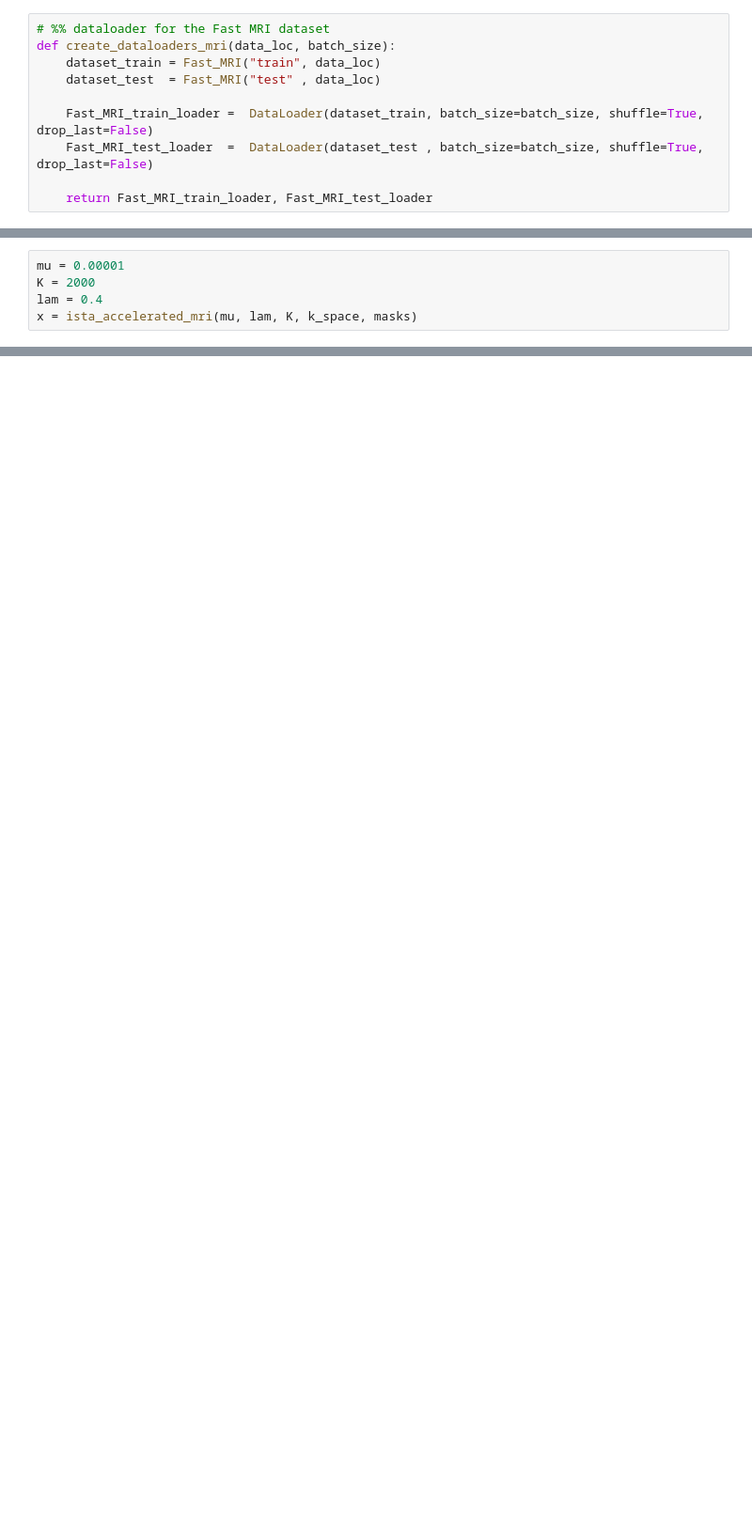
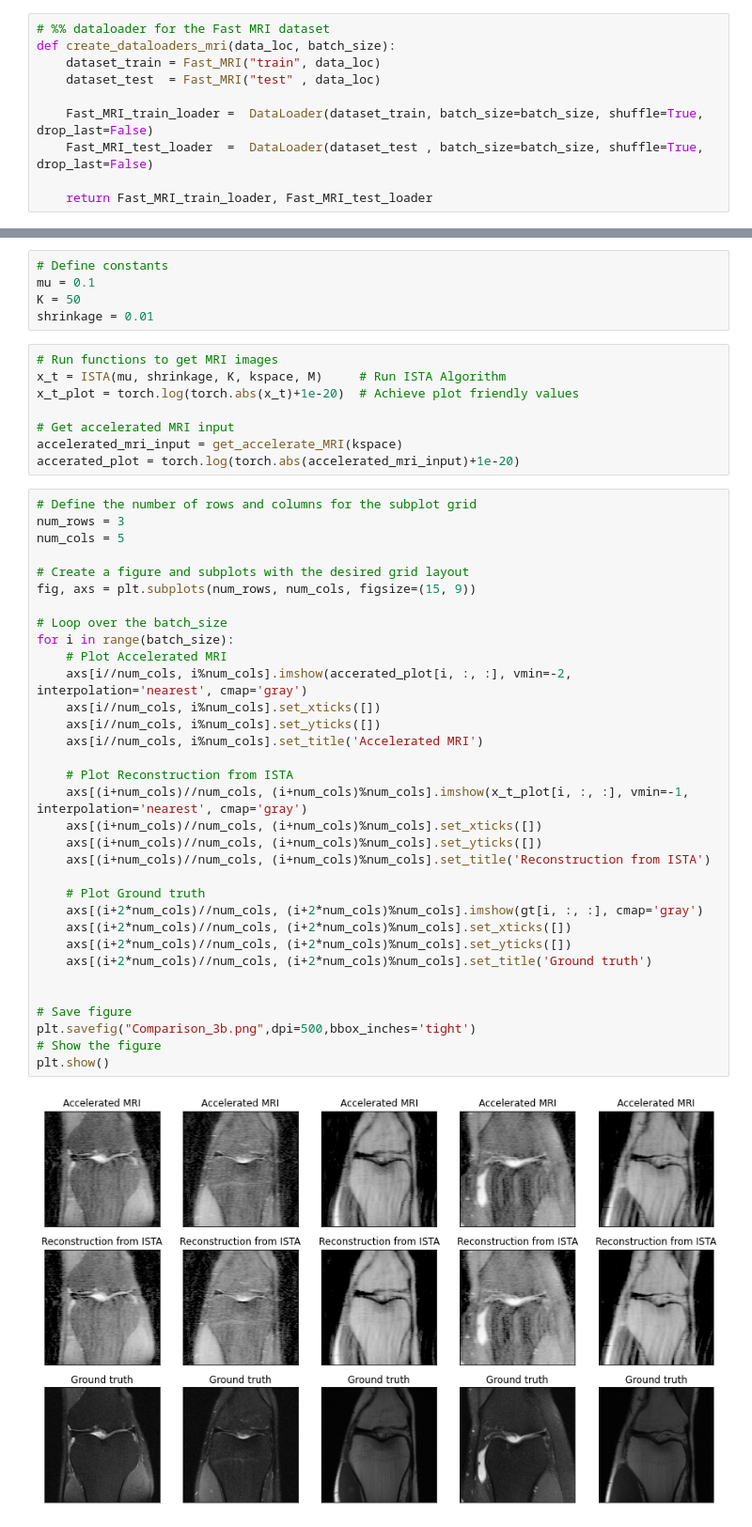
Before and after one commit to vanboven073/5LSL0, a Jupyter notebook: Week_2_ISTA_MRI.ipynb, the cells around one changed output, grey strips where cells are left out. Shown: that part at 94% size. Cells and saved outputs as stored; diff of their text form; blank space fills up the shorter version.

```diff
--- a/Week_2_ISTA_MRI.ipynb
+++ b/Week_2_ISTA_MRI.ipynb
@@ -61,5 +27,0 @@ def ista_accelerated_mri(mu, lam, K, k_space, masks):
-# %%
-mu = 0.00001
-K = 2000
-lam = 0.4
-x = ista_accelerated_mri(mu, lam, K, k_space, masks)
@@ -125,0 +99,48 @@ plt.show()
+# %%
+# Define constants
+mu = 0.1
+K = 50
+shrinkage = 0.01
+# %%
+# Run functions to get MRI images
+x_t = ISTA(mu, shrinkage, K, kspace, M)     # Run ISTA Algorithm
+x_t_plot = torch.log(torch.abs(x_t)+1e-20)  # Achieve plot friendly values
+
+# Get accelerated MRI input
+accelerated_mri_input = get_accelerate_MRI(kspace)
+accerated_plot = torch.log(torch.abs(accelerated_mri_input)+1e-20)
+# %%
+# Define the number of rows and columns for the subplot grid
+num_rows = 3
+num_cols = 5
+
+# Create a figure and subplots with the desired grid layout
+fig, axs = plt.subplots(num_rows, num_cols, figsize=(15, 9))
+
+# Loop over the batch_size
+for i in range(batch_size):
+    # Plot Accelerated MRI
+    axs[i//num_cols, i%num_cols].imshow(accerated_plot[i, :, :], vmin=-2, interpolation='nearest', cmap='gray')
+    axs[i//num_cols, i%num_cols].set_xticks([])
+    axs[i//num_cols, i%num_cols].set_yticks([])
+    axs[i//num_cols, i%num_cols].set_title('Accelerated MRI')
+
+    # Plot Reconstruction from ISTA
+    axs[(i+num_cols)//num_cols, (i+num_cols)%num_cols].imshow(x_t_plot[i, :, :], vmin=-1, interpolation='nearest', cmap='gray')
+    axs[(i+num_cols)//num_cols, (i+num_cols)%num_cols].set_xticks([])
+    axs[(i+num_cols)//num_cols, (i+num_cols)%num_cols].set_yticks([])
+    axs[(i+num_cols)//num_cols, (i+num_cols)%num_cols].set_title('Reconstruction from ISTA')
+
+    # Plot Ground truth
+    axs[(i+2*num_cols)//num_cols, (i+2*num_cols)%num_cols].imshow(gt[i, :, :], cmap='gray')
+    axs[(i+2*num_cols)//num_cols, (i+2*num_cols)%num_cols].set_xticks([])
+    axs[(i+2*num_cols)//num_cols, (i+2*num_cols)%num_cols].set_yticks([])
+    axs[(i+2*num_cols)//num_cols, (i+2*num_cols)%num_cols].set_title('Ground truth')
+
+
+# Save figure
+plt.savefig("Comparison_3b.png",dpi=500,bbox_inches='tight')
+# Show the figure
+plt.show()
+# %% [output]
+[figure, added]
```
Also changed, not shown: parts of 15 cells of this notebook, 7 other files.
